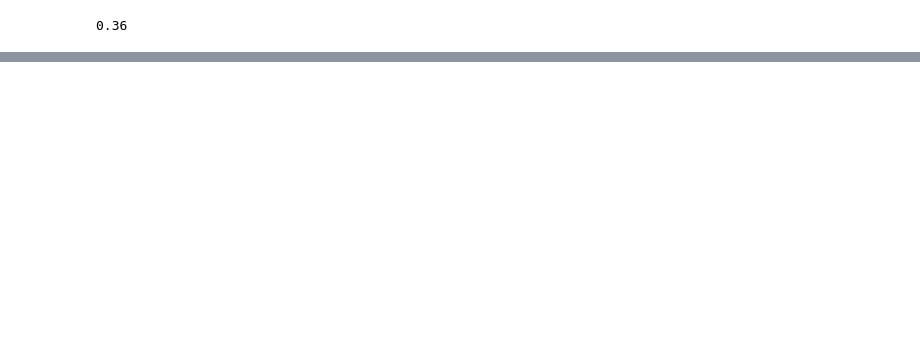
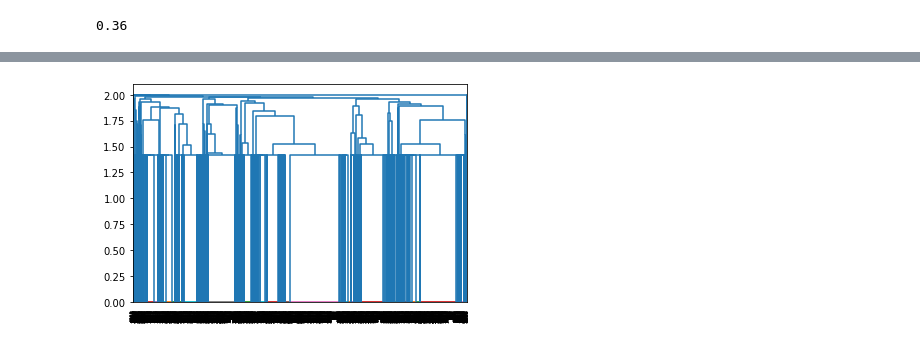
Before and after one commit to ImagineDogs/TranstornosMentais, a Jupyter notebook: notebooks/Agrupamento.ipynb, the cells around one changed output, grey strips where cells are left out. Drawn from its saved outputs; the diff is of its cells as text; code cells hidden in the pictures; blank space fills up the shorter version.

```diff
--- a/notebooks/Agrupamento.ipynb
+++ b/notebooks/Agrupamento.ipynb
@@ -192,0 +243,7 @@ plt.show()
+# %%
+linkage_data = linkage(df_encoded.todense(), method='average', metric='euclidean')
+dendrogram(linkage_data)
+
+plt.show()
+# %% [output]
+[figure, added]
```
Also changed, not shown: parts of 17 cells of this notebook.
